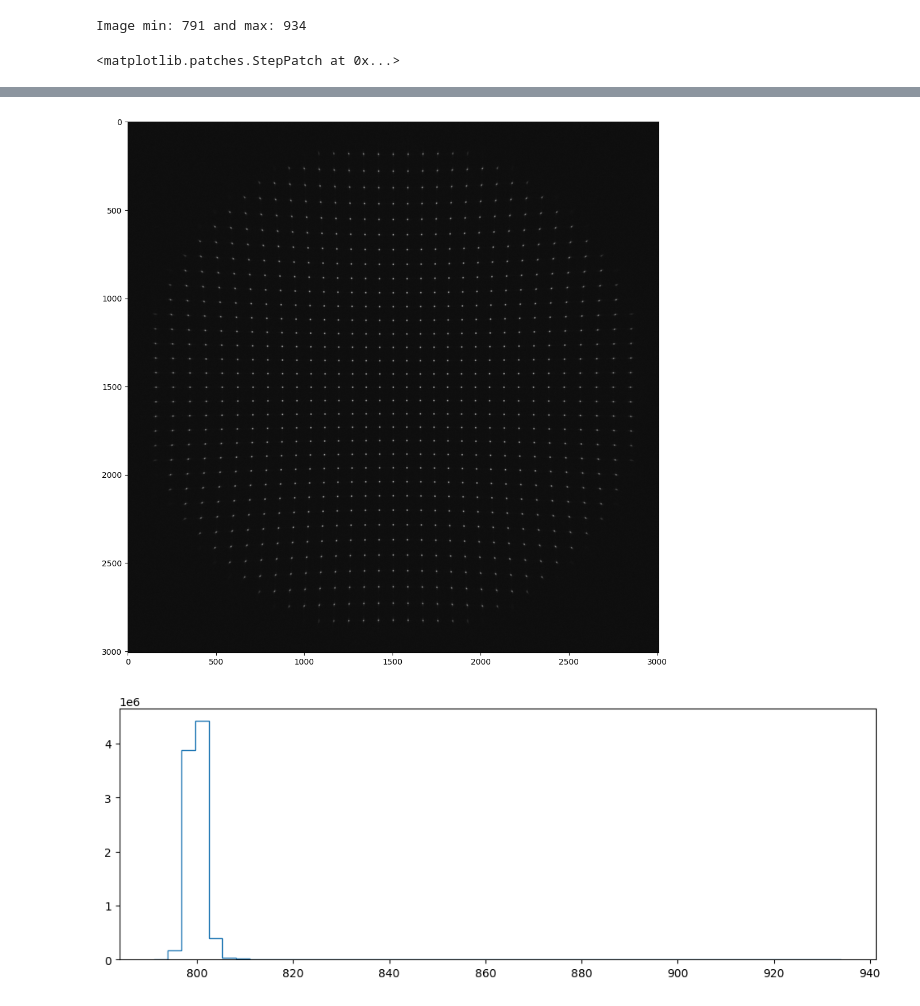
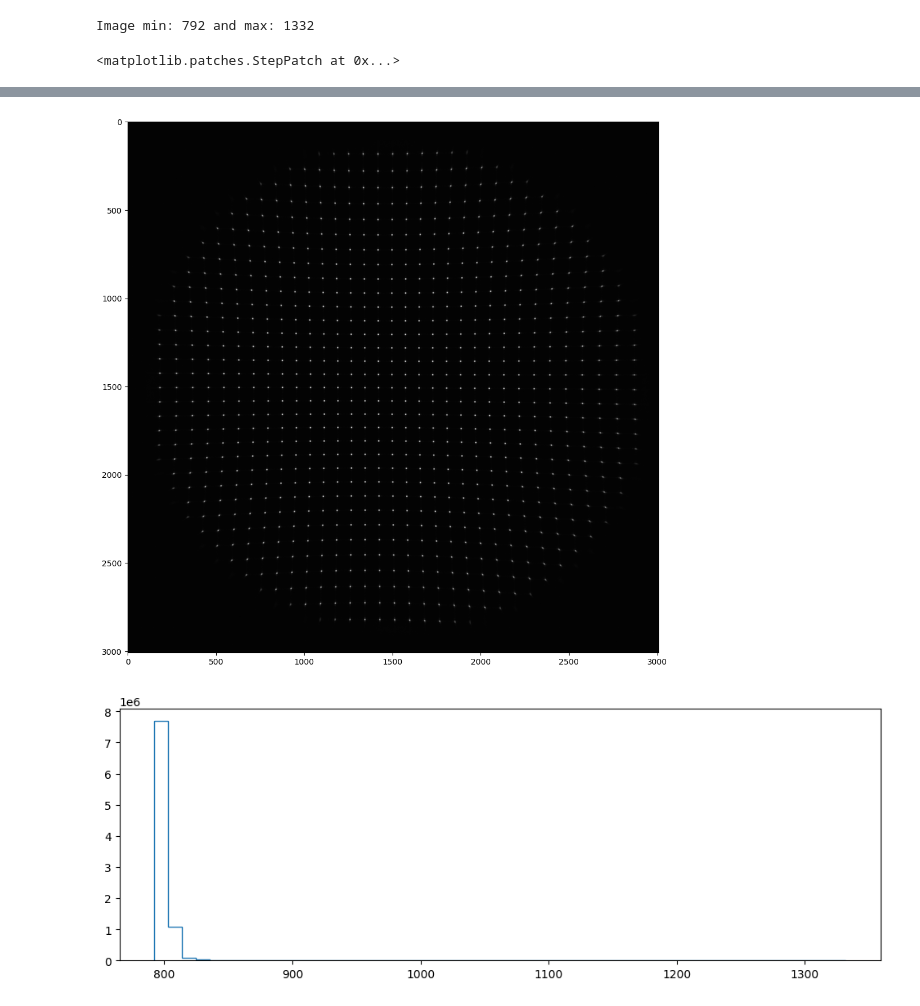
Before and after one commit to AlistairSymonds/SympleyWavey, a Jupyter notebook: simulations/shack-hartmann_wavefront_example.ipynb, the cells around one changed output, grey strips where cells are left out. Drawn from its saved outputs; the diff is of its cells as text; code cells hidden in the pictures.

```diff
--- a/simulations/shack-hartmann_wavefront_example.ipynb
+++ b/simulations/shack-hartmann_wavefront_example.ipynb
@@ -10,5 +11,5 @@ import cv2 as cv
 # %%
-x, y = coordinates.make_xy_grid(2048, diameter=14) #14mm 'diameter', aiming to be imaged by an imx533 11.31mm x 11.31mm square sensor
+x, y = coordinates.make_xy_grid(4096, diameter=14) #14mm 'diameter', aiming to be imaged by an imx533 11.31mm x 11.31mm square sensor
 r, t = coordinates.cart_to_polar(x, y)
 dx = x[0,1]-x[0,0]
 
@@ -17,8 +18,16 @@ rmax = 5
 wvl = 0.650
 
 amp = geometry.circle(rmax, r)
+
+#add a whole bunch of abberations
 phs = polynomials.zernike_nm(4,0, r/rmax, t) # Zernike flavor spherical aberration
 phs += (polynomials.zernike_nm(2,2, r/rmax, t)) # Zernike flavor astig
+phs += (polynomials.zernike_nm(2,-2, r/rmax, t))/2 # Zernike flavor astig
+phs += ((polynomials.zernike_nm(1,-1, r/rmax, t))/3) # Zernike flavor tilt in y
+phs += ((polynomials.zernike_nm(1,-1, r/rmax, t))/3) # Zernike flavor tilt in y
+
+phs += ((polynomials.zernike_nm(3,1, r/rmax, t))/2) # Coma
+phs += ((polynomials.zernike_nm(3,-3, r/rmax, t))/4) # Trefoil
 
 
 
@@ -114,7 +123,7 @@ rn = 1.5
 bias = 800
 kgain = 1
 bit_depth = 14
-texp = 0.25 #1 sec
+texp = 5 #1 sec
 cam = detector.Detector(dark_current, rn, bias, fwc, kgain, bit_depth, texp)
 
 #now we need to take the area the the sensor will observe out of the simulation coordinate space and convert to pixels
@@ -137,16 +146,16 @@ sensor_width_npx = 3008
 sensor_height_npx = sensor_width_npx
 img2 = cv.resize(sensor_field, dsize=(sensor_height_npx, sensor_width_npx))
 
-im = cam.expose(img2*peak_eminus)
+sh_capture = cam.expose(img2*peak_eminus)
 plt.figure(figsize=(12,12))
-plt.imshow(im, cmap='gray')
+plt.imshow(sh_capture, cmap='gray')
 
 
 #some stats from the image to check exposure
-print(f"Image min: {np.min(im)} and max: {np.max(im)}")
+print(f"Image min: {np.min(sh_capture)} and max: {np.max(sh_capture)}")
 plt.figure(figsize=(12,4))
-counts, bins = np.histogram(im, bins=50)
+counts, bins = np.histogram(sh_capture, bins=50)
 plt.stairs( counts, bins)
 # %% [output]
-Image min: 791 and max: 934
+Image min: 792 and max: 1332
 <matplotlib.patches.StepPatch at 0x...>
@@ -154,2 +163,2 @@ Image min: 791 and max: 934
-[figure, old version]
+[figure, new version]
-[figure, old version]
+[figure, new version]
```
Also changed, not shown: parts of 7 cells of this notebook.
